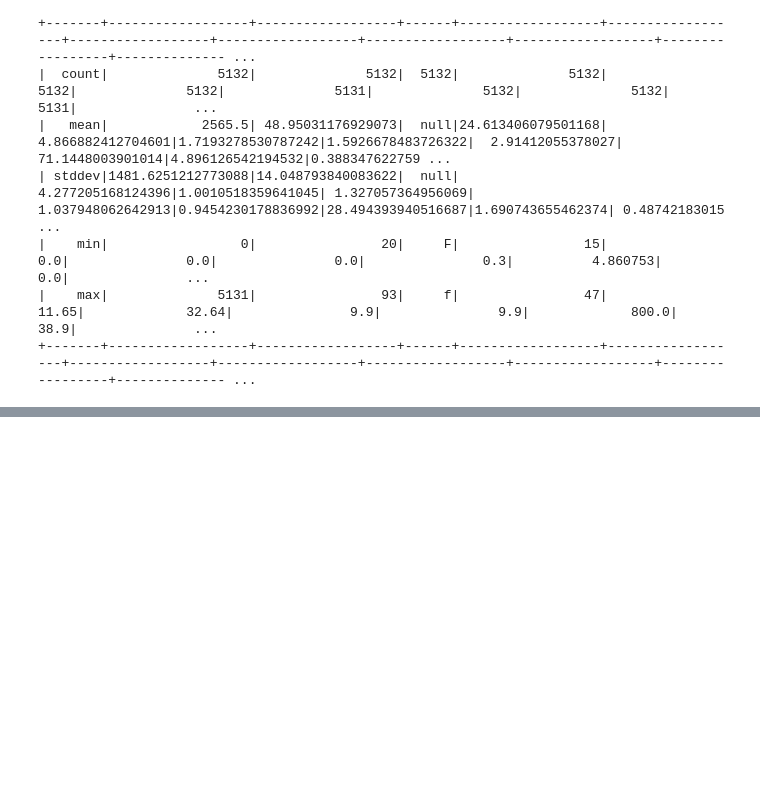
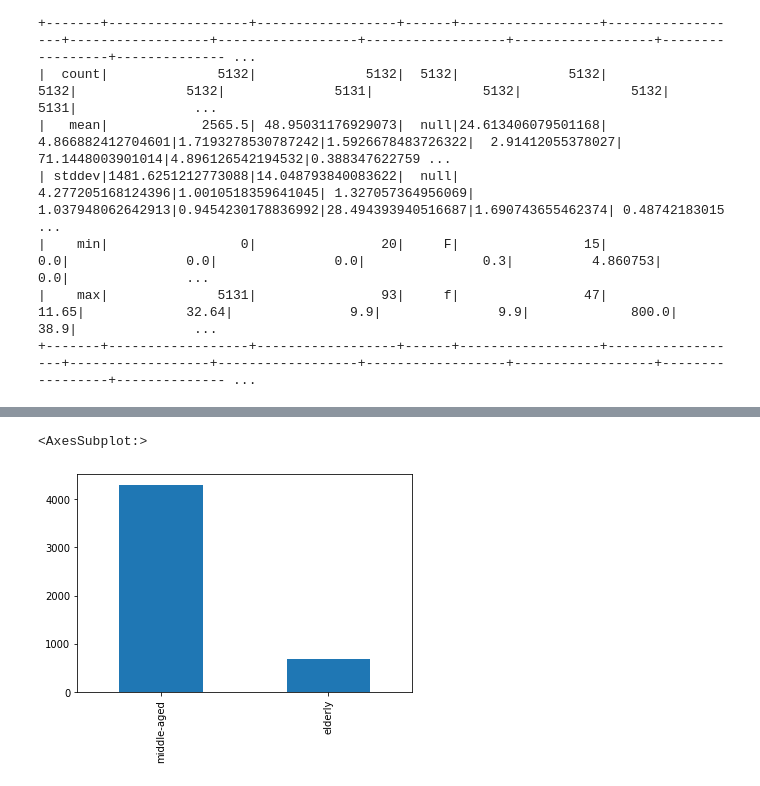
Before and after one commit to shengguima/Iteration-4, a Jupyter notebook: Assignment 4.ipynb, the cells around one changed output, grey strips where cells are left out. Cells and saved outputs as stored; diff of their text form; code cells hidden in the pictures; blank space fills up the shorter version.

```diff
--- a/Assignment 4.ipynb
+++ b/Assignment 4.ipynb
@@ -198,0 +315,14 @@ only showing top 20 rows
+# %%
+chol_median = df.approxQuantile("Chol", [0.5], 0.01)[0]
+df = df.withColumn("Chol", when(col("Chol") == 0, chol_median).otherwise(col("Chol")))
+
+tg_median = df.approxQuantile("TG", [0.5], 0.01)[0]
+df = df.withColumn("TG", when(col("TG") == 0, tg_median).otherwise(col("TG")))
+
+hdl_median = df.approxQuantile("HDL", [0.5], 0.01)[0]
+df = df.withColumn("HDL", when(col("HDL") == 0, hdl_median).otherwise(col("HDL")))
+
+bun_median = df.approxQuantile("BUN", [0.5], 0.01)[0]
+df = df.withColumn("BUN", when(col("BUN") == 0, bun_median).otherwise(col("BUN")))
+
+df.describe().show()
@@ -198,0 +339,8 @@ only showing top 20 rows
+# %%
+#'Age' classification
+df = df.withColumn("Age_Cla",
+                   when(col("Age") < 18, "young")
+                   .when((col("Age") >= 18) & (col("Age") < 65), "middle-aged")
+                   .when(col("Age") >= 65, "elderly")
+                   .otherwise("Unknown"))
+df.show()
@@ -198,0 +365,5 @@ only showing top 20 rows
+# %%
+df.toPandas()['Age_Cla'].value_counts().plot.bar()
+# %% [output]
+<AxesSubplot:>
+[figure, added]
```
Also changed, not shown: parts of 22 cells of this notebook.
